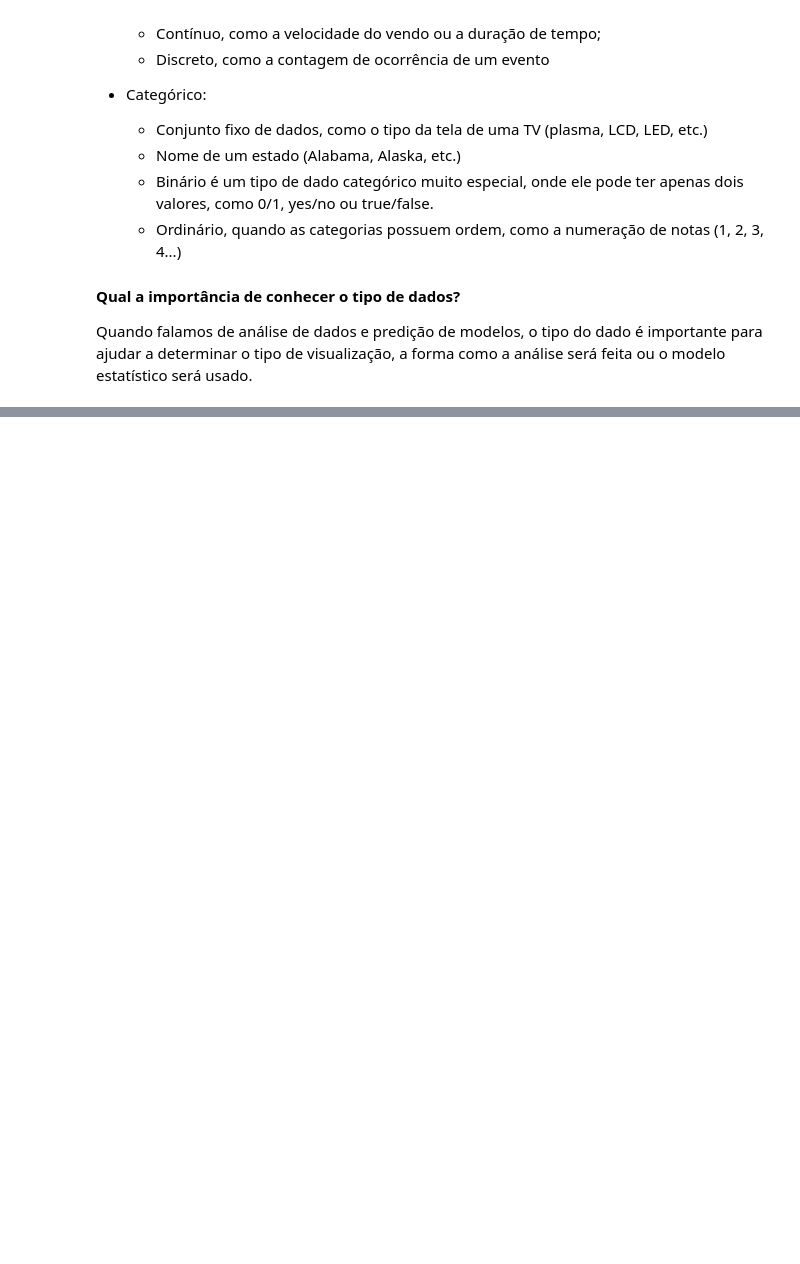
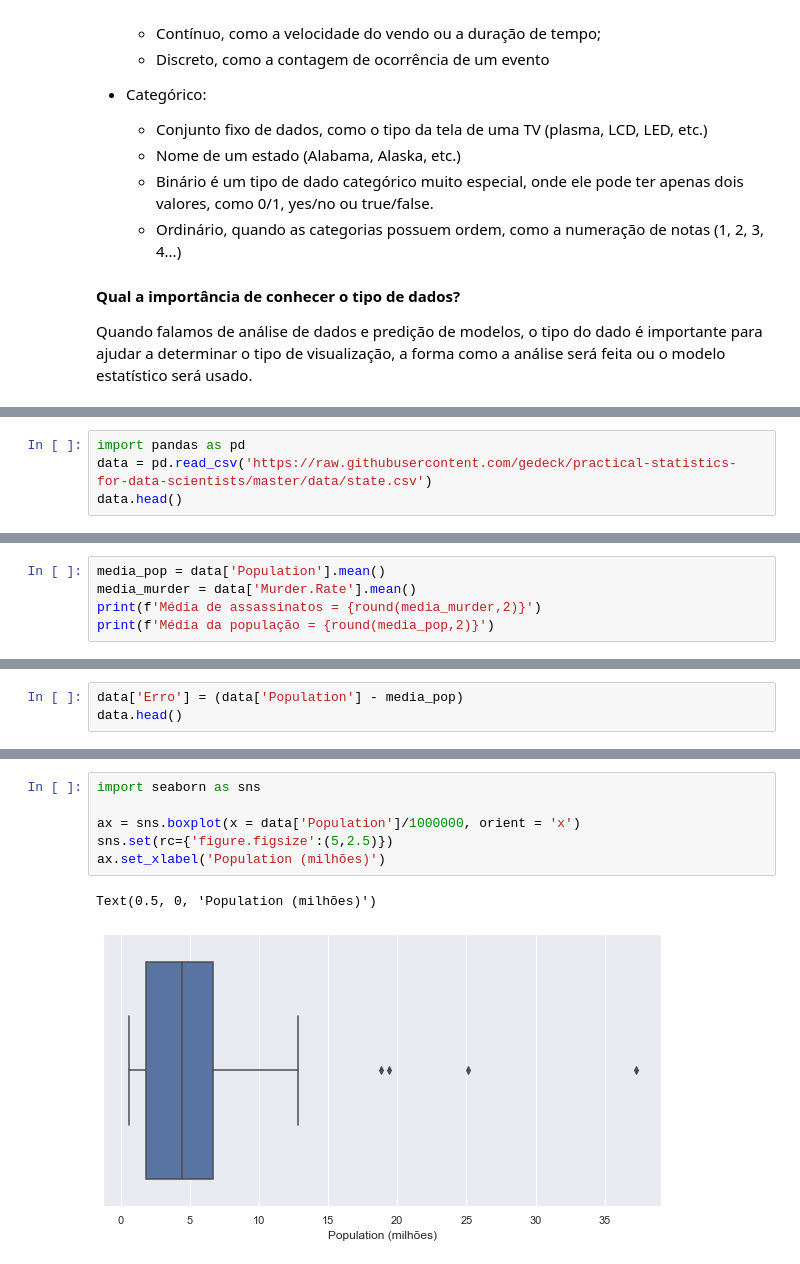
Before and after one commit to berggama/pratical_statistics_for_data_scientists, a Jupyter notebook: basic.ipynb, the cells around one changed output, grey strips where cells are left out. Drawn from its saved outputs; the diff is of its cells as text; blank space fills up the shorter version.

Commit message:
Estimates of location, variability and data distribution

```diff
--- a/basic.ipynb
+++ b/basic.ipynb
@@ -60,0 +71,4 @@ Quando falamos de análise de dados e predição de modelos, o tipo do dado é i
+# %%
+import pandas as pd
+data = pd.read_csv('https://raw.githubusercontent.com/gedeck/practical-statistics-for-data-scientists/master/data/state.csv')
+data.head()
@@ -60,0 +100,5 @@ Quando falamos de análise de dados e predição de modelos, o tipo do dado é i
+# %%
+media_pop = data['Population'].mean()
+media_murder = data['Murder.Rate'].mean()
+print(f'Média de assassinatos = {round(media_murder,2)}')
+print(f'Média da população = {round(media_pop,2)}')
@@ -60,0 +167,3 @@ Quando falamos de análise de dados e predição de modelos, o tipo do dado é i
+# %%
+data['Erro'] = (data['Population'] - media_pop)
+data.head()
@@ -60,0 +264,9 @@ Quando falamos de análise de dados e predição de modelos, o tipo do dado é i
+# %%
+import seaborn as sns
+
+ax = sns.boxplot(x = data['Population']/1000000, orient = 'x')
+sns.set(rc={'figure.figsize':(5,2.5)})
+ax.set_xlabel('Population (milhões)')
+# %% [output]
+Text(0.5, 0, 'Population (milhões)')
+[figure, added]
```
Also changed, not shown: parts of 48 cells of this notebook.
